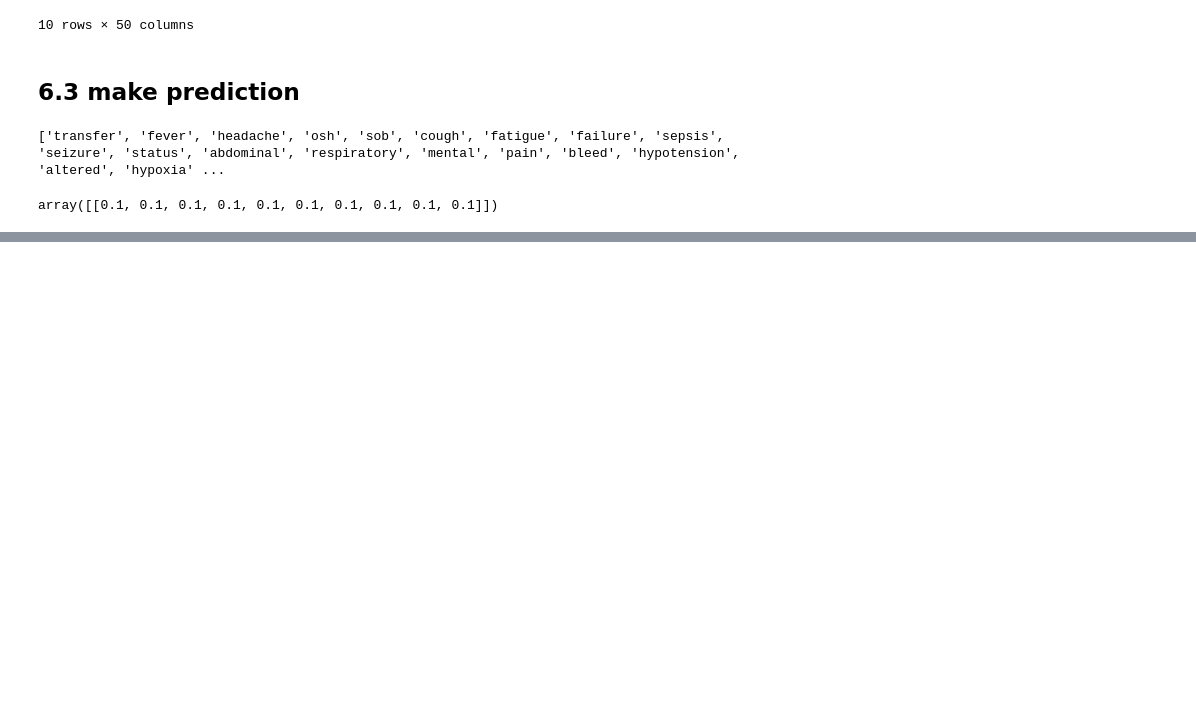
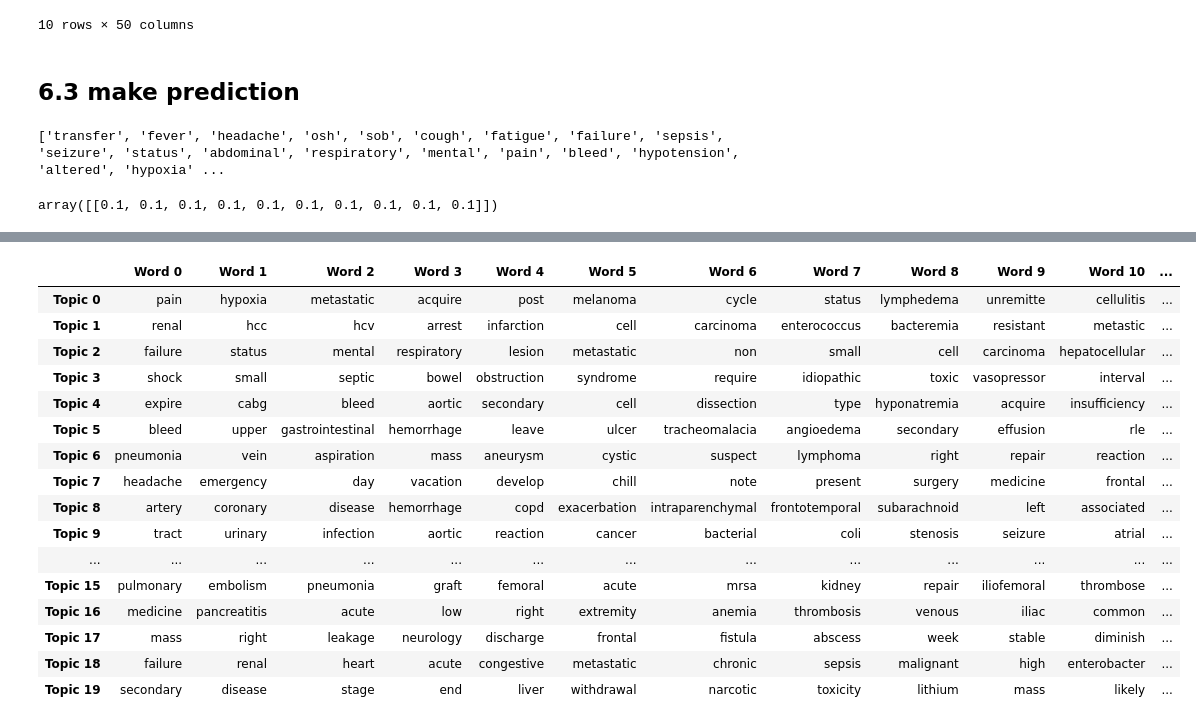
Before and after one commit to sindhri/topic_modeling, a Jupyter notebook: topic_modeling_grid.ipynb, the cells around one changed output, grey strips where cells are left out. Cells and saved outputs as stored; diff of their text form; code cells hidden in the pictures; blank space fills up the shorter version.

```diff
--- a/topic_modeling_grid.ipynb
+++ b/topic_modeling_grid.ipynb
@@ -1182,0 +1370,14 @@ make_word_cloud(df['first_diagnosis_preprocessed'], stop_words=default_stop_word
+# %%
+# feed the following params to lda and do a finer search around n_component, learning_decay
+# {'batch_size': 64, 'learning_decay': 0.5, 'learning_offset': 5, 'max_doc_update_iter': 100, 'max_iter': 10, 'n_components': 10}
+
+search_params = {'n_components': [8, 9, 10, 11, 12, 13, 14],
+                     'learning_decay': [.4, .45, .5, .55, .6, .65],
+                'batch_size': [64],
+                'learning_offset': [5],
+                'max_iter': [10],
+                'max_doc_update_iter': [100]}
+lda = LatentDirichletAllocation()
+model = GridSearchCV(lda, param_grid=search_params)
+model.fit(data_vectorized)
+best_lda_model = model.best_estimator_
@@ -1182,0 +1492,11 @@ make_word_cloud(df['first_diagnosis_preprocessed'], stop_words=default_stop_word
+# %%
+search_params = {'n_components': [20],
+                 'learning_decay': [.4, .45, .5, .55, .6, .65],
+                'batch_size': [64],
+                'learning_offset': [5],
+                'max_iter': [10],
+                'max_doc_update_iter': [100]}
+lda = LatentDirichletAllocation()
+model = GridSearchCV(lda, param_grid=search_params)
+model.fit(data_vectorized)
+best_lda_model = model.best_estimator_
@@ -1182,0 +1513,6 @@ make_word_cloud(df['first_diagnosis_preprocessed'], stop_words=default_stop_word
+# %%
+lc_20_lda_output = dict()
+lc_20_lda_output['best_lda_model'] = best_lda_model
+lc_20_lda_output['model'] = model
+lc_20_lda_output['data_vectorized'] = data_vectorized
+lc_20_lda_output['vectorizer'] = vectorizer
@@ -1182,0 +1541,3 @@ make_word_cloud(df['first_diagnosis_preprocessed'], stop_words=default_stop_word
+# %%
+lc_20_lda_metrics = evalute_lda(lc_20_lda_output)
+lc_20_lda_metrics['df_document_topic_top']
@@ -1182,0 +1581,20 @@ make_word_cloud(df['first_diagnosis_preprocessed'], stop_words=default_stop_word
+# %%
+lc_20_lda_metrics['df_topic_keywords']
+# %% [output]
+|  | Word 0 | Word 1 | Word 2 | Word 3 | Word 4 | Word 5 | Word 6 | Word 7 | Word 8 | Word 9 | Word 10 | ... |
+| Topic 0 | pain | hypoxia | metastatic | acquire | post | melanoma | cycle | status | lymphedema | unremitte | cellulitis | ... |
+| Topic 1 | renal | hcc | hcv | arrest | infarction | cell | carcinoma | enterococcus | bacteremia | resistant | metastic | ... |
+| Topic 2 | failure | status | mental | respiratory | lesion | metastatic | non | small | cell | carcinoma | hepatocellular | ... |
+| Topic 3 | shock | small | septic | bowel | obstruction | syndrome | require | idiopathic | toxic | vasopressor | interval | ... |
+| Topic 4 | expire | cabg | bleed | aortic | secondary | cell | dissection | type | hyponatremia | acquire | insufficiency | ... |
+| Topic 5 | bleed | upper | gastrointestinal | hemorrhage | leave | ulcer | tracheomalacia | angioedema | secondary | effusion | rle | ... |
+| Topic 6 | pneumonia | vein | aspiration | mass | aneurysm | cystic | suspect | lymphoma | right | repair | reaction | ... |
+| Topic 7 | headache | emergency | day | vacation | develop | chill | note | present | surgery | medicine | frontal | ... |
+| Topic 8 | artery | coronary | disease | hemorrhage | copd | exacerbation | intraparenchymal | frontotemporal | subarachnoid | left | associated | ... |
+| Topic 9 | tract | urinary | infection | aortic | reaction | cancer | bacterial | coli | stenosis | seizure | atrial | ... |
+| ... | ... | ... | ... | ... | ... | ... | ... | ... | ... | ... | ... | ... |
+| Topic 15 | pulmonary | embolism | pneumonia | graft | femoral | acute | mrsa | kidney | repair | iliofemoral | thrombose | ... |
+| Topic 16 | medicine | pancreatitis | acute | low | right | extremity | anemia | thrombosis | venous | iliac | common | ... |
+| Topic 17 | mass | right | leakage | neurology | discharge | frontal | fistula | abscess | week | stable | diminish | ... |
+| Topic 18 | failure | renal | heart | acute | congestive | metastatic | chronic | sepsis | malignant | high | enterobacter | ... |
+| Topic 19 | secondary | disease | stage | end | liver | withdrawal | narcotic | toxicity | lithium | mass | likely | ... |
```
Also changed, not shown: parts of 37 cells of this notebook.
